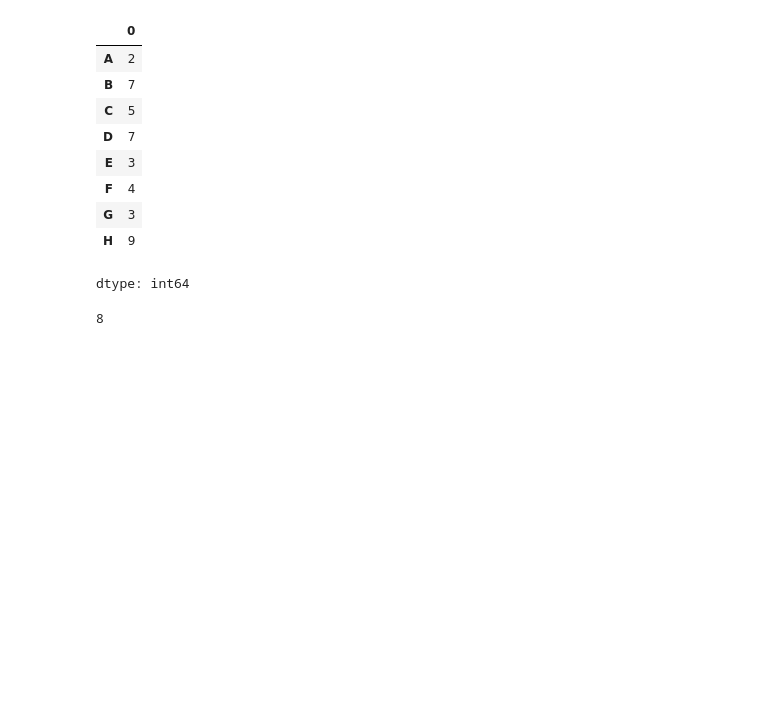
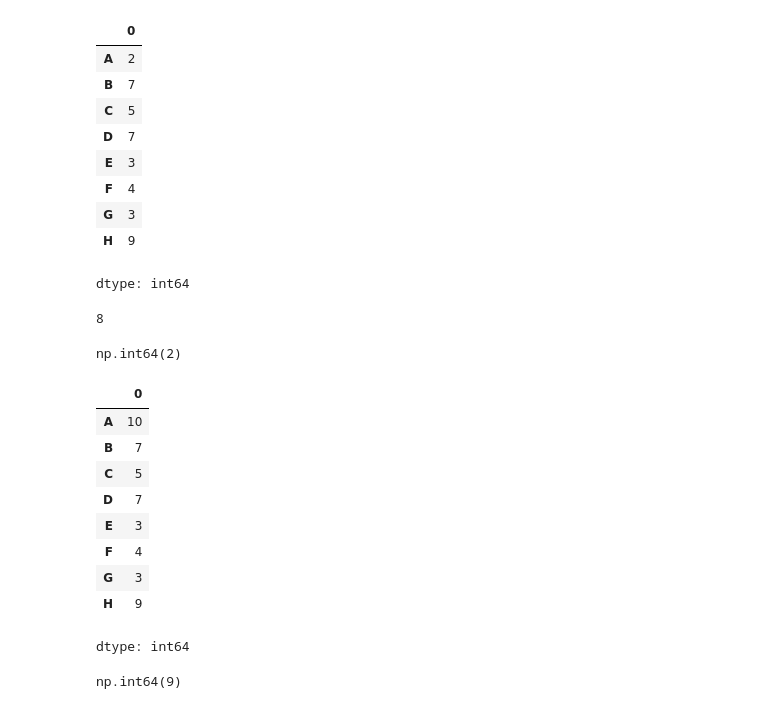
Before and after one commit to devdatta1429/BDA_Assignments, a Jupyter notebook: Stats/Day_2_NumPy_Pandas.ipynb, the cells around one changed output. Cells and saved outputs as stored; diff of their text form; code cells hidden in the pictures; blank space fills up the shorter version.

```diff
--- a/Stats/Day_2_NumPy_Pandas.ipynb
+++ b/Stats/Day_2_NumPy_Pandas.ipynb
@@ -203,3 +203,25 @@ dtype: int64
 len(s1)
 # %% [output]
 8
+# %%
+s1.loc['A']
+# %% [output]
+np.int64(2)
+# %%
+s1.loc["A"] = 10
+s1
+# %% [output]
+|  | 0 |
+| A | 10 |
+| B | 7 |
+| C | 5 |
+| D | 7 |
+| E | 3 |
+| F | 4 |
+| G | 3 |
+| H | 9 |
+dtype: int64
+# %%
+s1.iloc[7]
+# %% [output]
+np.int64(9)
```
Also changed, not shown: parts of 35 cells of this notebook.
